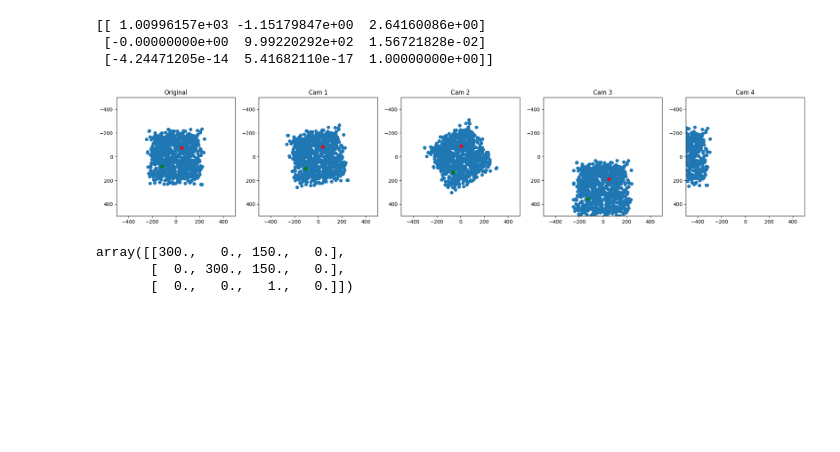
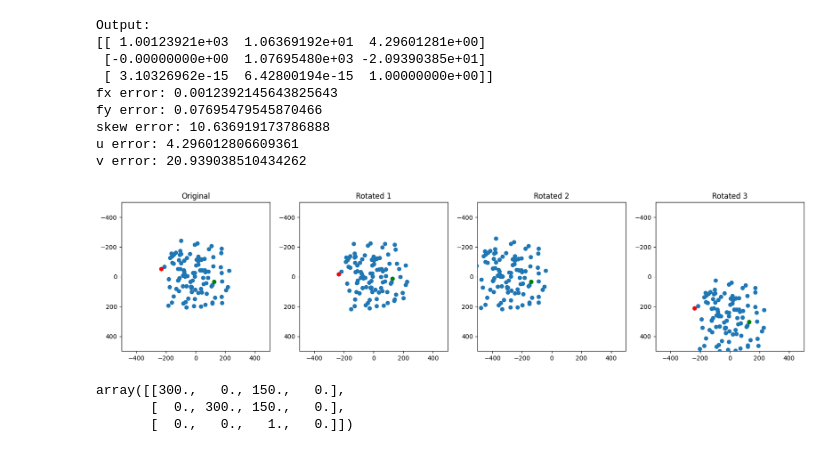
Before and after one commit to michaelzhan1/cs283-project, a Jupyter notebook: main.ipynb, the cells around one changed output. Cells and saved outputs as stored; diff of their text form; code cells hidden in the pictures; blank space fills up the shorter version.

```diff
--- a/main.ipynb
+++ b/main.ipynb
@@ -12,41 +12,45 @@ from utils.calibration import calibrate
 # %%
 # full flow mimicking paper result
 P, K, C = build_camera_matrix(1000, 1000, 0, 0, 0, np.array([0, 0, 0, 1]))
 
 points_3dh = generate_points_random(100)
 points_2dh_orig = points_3dh @ P.T
 points_2d_orig = points_2dh_orig[:, :2] / points_2dh_orig[:, 2].reshape(-1, 1)
 
 cams = [
     P,
     get_rotated_camera(K, C, z=np.pi/20),
-    get_rotated_camera(K, C, z=np.pi/6),
+    get_rotated_camera(K, C, x=np.pi/12),
     get_rotated_camera(K, C, y=np.pi/12),
-    get_rotated_camera(K, C, x=np.pi/6)
 ]
 
-titles = [
-    'Original',
-    'Cam 1',
-    'Cam 2',
-    'Cam 3',
-    'Cam 4'
-]
+titles = ['Original'] + [f'Rotated {i}' for i in range(1, len(cams))]
 
 points_2dh = [points_3dh @ cam.T for cam in cams]
 points_2d = [pts[:, :2] / pts[:, 2].reshape(-1, 1) for pts in points_2dh]
 
 points_2d_jittered = [jitter_image_points(pts, sigma=0.5) for pts in points_2d]
 # points_2d_jittered = points_2d
 
-print(calibrate(points_2d_orig, *points_2d_jittered))
+output = calibrate(points_2d_orig, *points_2d_jittered)
+print("Output:")
+print(output)
+
+error = get_relative_error(K, output)
+display_relative_error(error)
 
 plot_points_as_image(*points_2d_jittered, titles=titles, w=1000, h=1000)
 # %% [output]
-[[ 1.00996157e+03 -1.15179847e+00  2.64160086e+00]
- [-0.00000000e+00  9.99220292e+02  1.56721828e-02]
- [-4.24471205e-14  5.41682110e-17  1.00000000e+00]]
+Output:
+[[ 1.00123921e+03  1.06369192e+01  4.29601281e+00]
+ [-0.00000000e+00  1.07695480e+03 -2.09390385e+01]
+ [ 3.10326962e-15  6.42800194e-15  1.00000000e+00]]
+fx error: 0.0012392145643825643
+fy error: 0.07695479545870466
+skew error: 10.636919173786888
+u error: 4.296012806609361
+v error: 20.939038510434262
-[figure, old version]
+[figure, new version]
 # %%
 # set up original camera matrix
 f = 300
```
Also changed, not shown: parts of 1 cell of this notebook, 2 other files.
